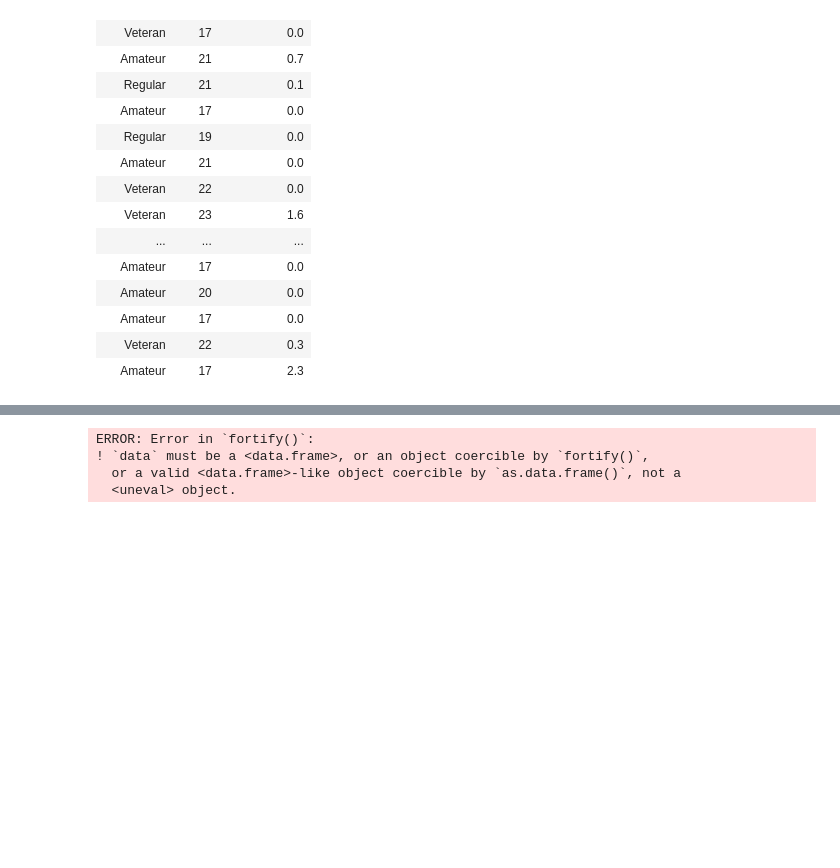
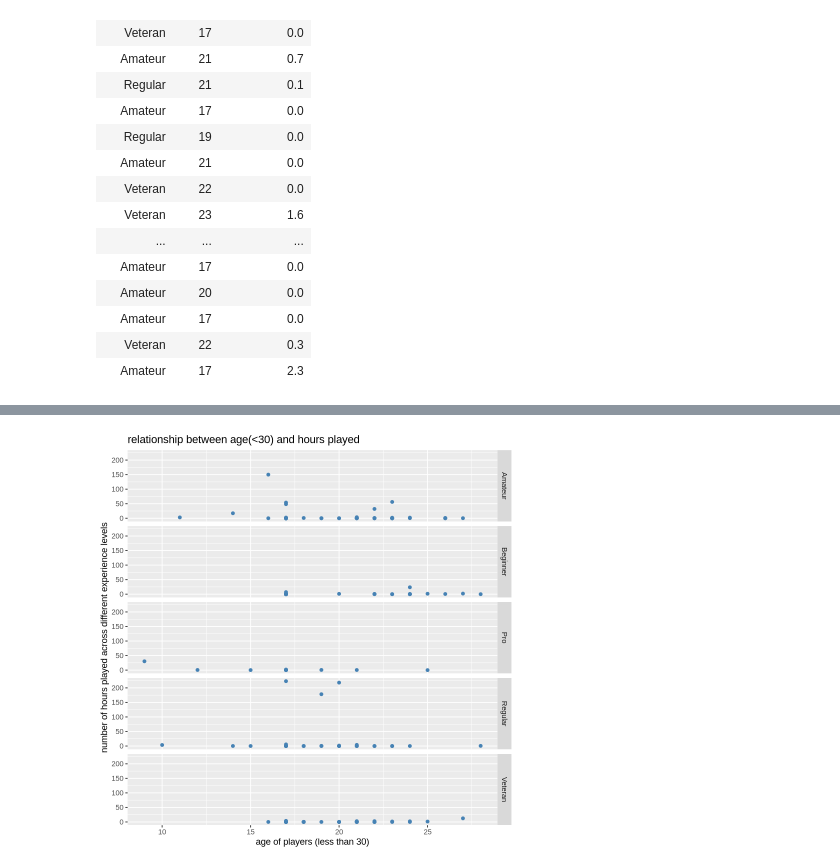
Before and after one commit to ManreetGrewal/Individual-Group-project, a Jupyter notebook: codes.ipynb, the cells around one changed output, grey strips where cells are left out. Drawn from its saved outputs; the diff is of its cells as text; code cells hidden in the pictures; blank space fills up the shorter version.

```diff
--- a/codes.ipynb
+++ b/codes.ipynb
@@ -175,15 +192,12 @@ A tibble: 180 × 3
 # %%
-players_under_graph <- players_under_30 +
+players_under_graph <- players_under_30 |>
 ggplot(aes(x = Age, y = played_hours)) +
 geom_point(color = "steelblue") +
 facet_grid(rows = vars(experience)) +
 labs(
     x = "age of players (less than 30)",
     y = "number of hours played across different experience levels",
     title = "relationship between age(<30) and hours played")
 players_under_graph
 # %% [output]
-ERROR: Error in `fortify()`:
-! `data` must be a <data.frame>, or an object coercible by `fortify()`,
-  or a valid <data.frame>-like object coercible by `as.data.frame()`, not a
-  <uneval> object.
+[figure, added]
```
Also changed, not shown: parts of 6 cells of this notebook.
